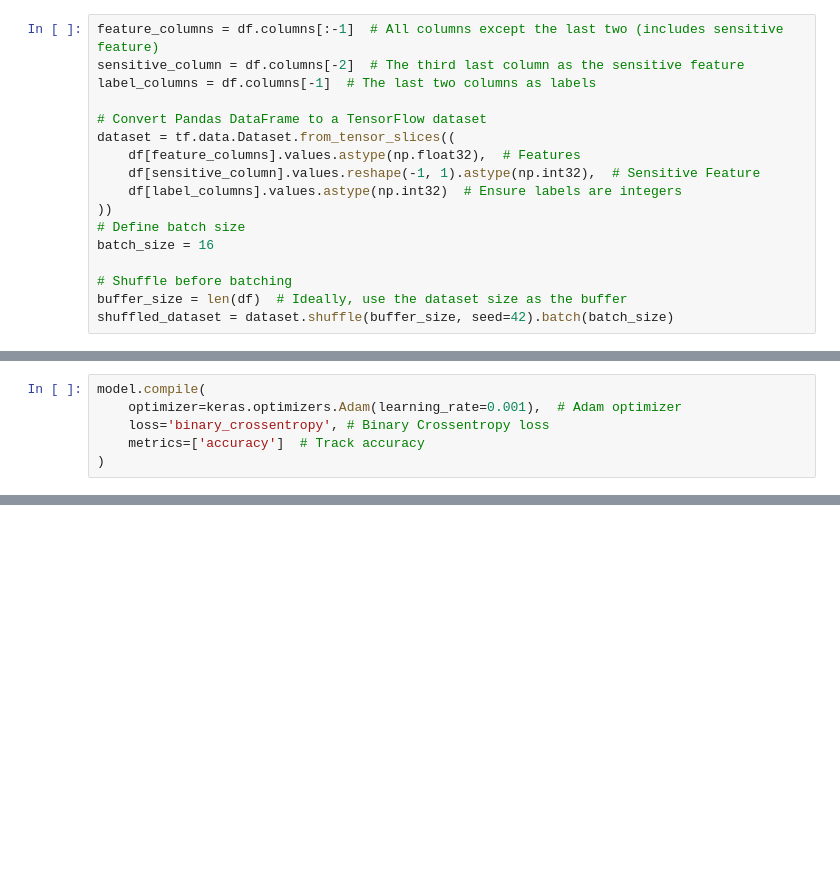
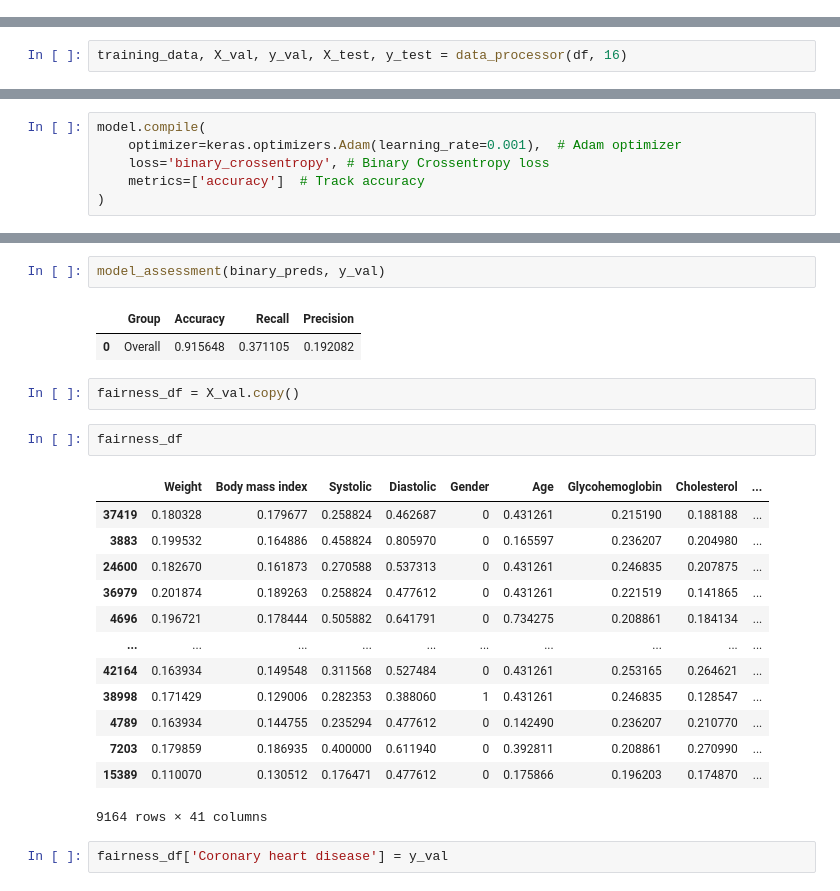
Before and after one commit to patsals/CHD-adversarial-nn, a Jupyter notebook: Adversarial Module.ipynb, the cells around one changed output, grey strips where cells are left out. Cells and saved outputs as stored; diff of their text form; blank space fills up the shorter version.

Commit message:
1st Train

```diff
--- a/Adversarial Module.ipynb
+++ b/Adversarial Module.ipynb
@@ -85,17 +100,0 @@ df.columns[-1]
-# %%
-feature_columns = df.columns[:-1]  # All columns except the last two (includes sensitive feature)
-sensitive_column = df.columns[-2]  # The third last column as the sensitive feature
-label_columns = df.columns[-1]  # The last two columns as labels
-
-# Convert Pandas DataFrame to a TensorFlow dataset
-dataset = tf.data.Dataset.from_tensor_slices((
-    df[feature_columns].values.astype(np.float32),  # Features
-    df[sensitive_column].values.reshape(-1, 1).astype(np.int32),  # Sensitive Feature
-    df[label_columns].values.astype(np.int32)  # Ensure labels are integers
-))
-# Define batch size
-batch_size = 16
-
-# Shuffle before batching
-buffer_size = len(df)  # Ideally, use the dataset size as the buffer
-shuffled_dataset = dataset.shuffle(buffer_size, seed=42).batch(batch_size)
@@ -332 +168,3 @@ class AdversarialModel(keras.Model):
+# %%
+training_data, X_val, y_val, X_test, y_test = data_processor(df, 16)
 # %%
@@ -427,0 +301,25 @@ b
+# %%
+model_assessment(binary_preds, y_val)
+# %% [output]
+|  | Group | Accuracy | Recall | Precision |
+| 0 | Overall | 0.915648 | 0.371105 | 0.192082 |
+# %%
+fairness_df = X_val.copy()
+# %%
+fairness_df
+# %% [output]
+|  | Weight | Body mass index | Systolic | Diastolic | Gender | Age | Glycohemoglobin | Cholesterol | ... |
+| 37419 | 0.180328 | 0.179677 | 0.258824 | 0.462687 | 0 | 0.431261 | 0.215190 | 0.188188 | ... |
+| 3883 | 0.199532 | 0.164886 | 0.458824 | 0.805970 | 0 | 0.165597 | 0.236207 | 0.204980 | ... |
+| 24600 | 0.182670 | 0.161873 | 0.270588 | 0.537313 | 0 | 0.431261 | 0.246835 | 0.207875 | ... |
+| 36979 | 0.201874 | 0.189263 | 0.258824 | 0.477612 | 0 | 0.431261 | 0.221519 | 0.141865 | ... |
+| 4696 | 0.196721 | 0.178444 | 0.505882 | 0.641791 | 0 | 0.734275 | 0.208861 | 0.184134 | ... |
+| ... | ... | ... | ... | ... | ... | ... | ... | ... | ... |
+| 42164 | 0.163934 | 0.149548 | 0.311568 | 0.527484 | 0 | 0.431261 | 0.253165 | 0.264621 | ... |
+| 38998 | 0.171429 | 0.129006 | 0.282353 | 0.388060 | 1 | 0.431261 | 0.246835 | 0.128547 | ... |
+| 4789 | 0.163934 | 0.144755 | 0.235294 | 0.477612 | 0 | 0.142490 | 0.236207 | 0.210770 | ... |
+| 7203 | 0.179859 | 0.186935 | 0.400000 | 0.611940 | 0 | 0.392811 | 0.208861 | 0.270990 | ... |
+| 15389 | 0.110070 | 0.130512 | 0.176471 | 0.477612 | 0 | 0.175866 | 0.196203 | 0.174870 | ... |
+9164 rows × 41 columns
+# %%
+fairness_df['Coronary heart disease'] = y_val
```
Also changed, not shown: parts of 32 cells of this notebook, 1 other file.
